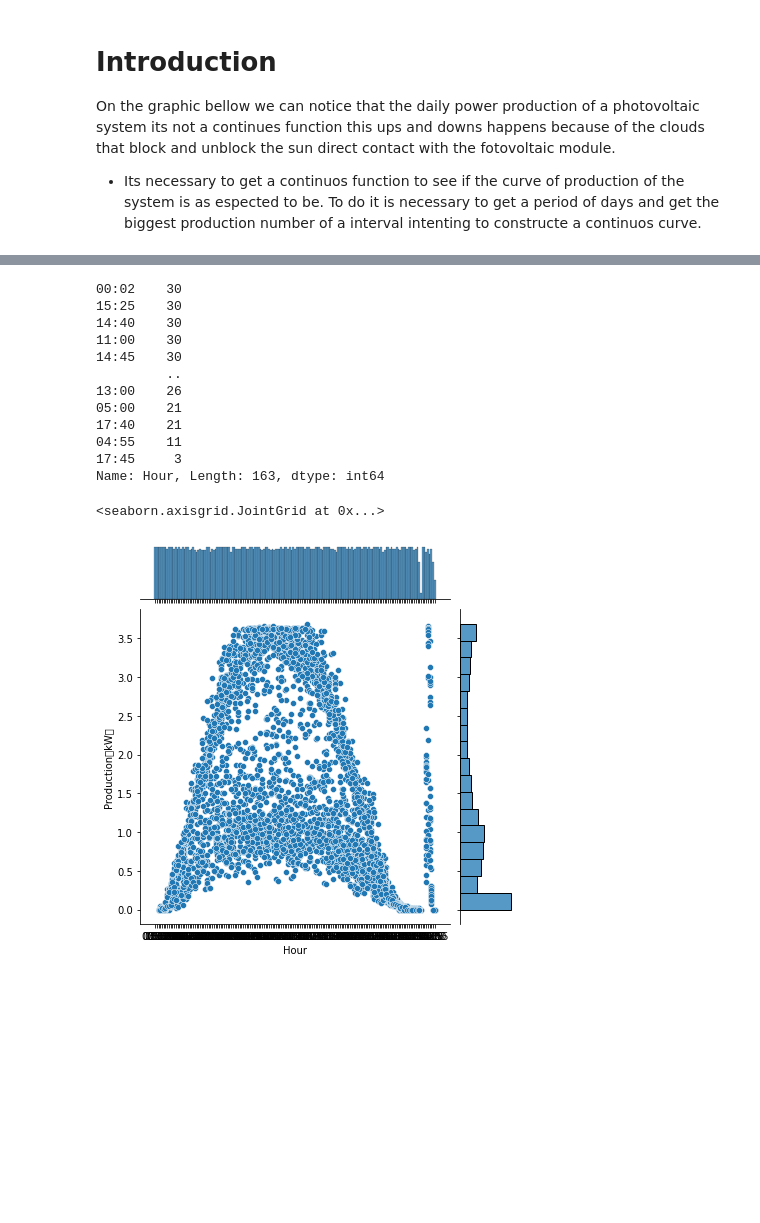
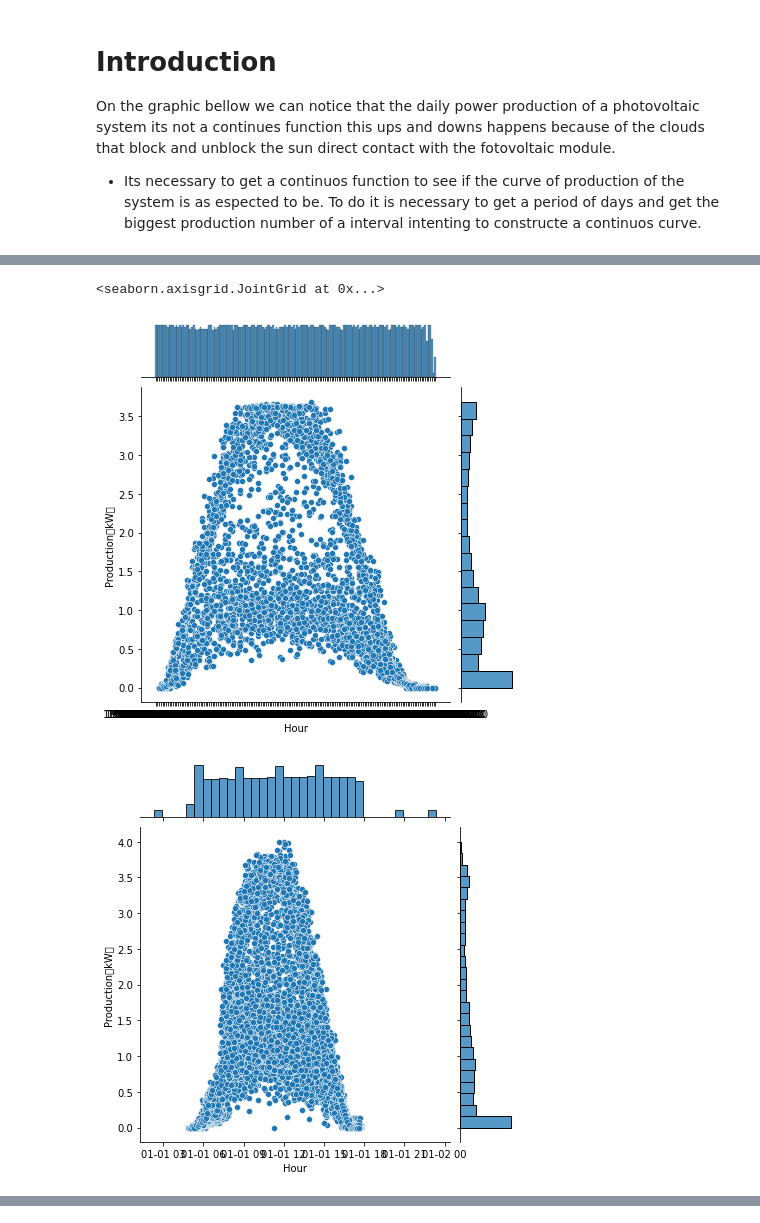
Before and after one commit to oakthyago/Electrical-Demand-Brazil, a Jupyter notebook: analysing-data.ipynb, the cells around one changed output, grey strips where cells are left out. Saved outputs shown, nothing was run; the diff lists cells and outputs as text; code cells hidden in the pictures; blank space fills up the shorter version.

Commit message:
Kaggle Notebook | Analysing data | Version 4

```diff
--- a/analysing-data.ipynb
+++ b/analysing-data.ipynb
@@ -13,3 +11,9 @@ df = pd.read_csv("../input/solarenergynortheastbrazil/Sevem e Marcelo.csv")
+# %%
+df = pd.read_csv("../input/solarenergynortheastbrazil/Sevem e Marcelo.csv")
+df2 = pd.read_csv("../input/solarenergynortheastbrazil/Paulino.csv")
+df3 = pd.read_csv("../input/solarenergynortheastbrazil/Lindalva.csv")
+df4 = pd.read_csv("../input/solarenergynortheastbrazil/Tubarao.csv")
+df5 = pd.read_csv("../input/solarenergynortheastbrazil/Vinicius.csv")
 # %% [markdown]
 # Introduction
 
@@ -23,0 +28,7 @@ df[df["Date"] == "2022/09/09"]["Production（kW）"].plot()
+# %%
+#pd.set_option('display.max_rows', df.shape[0]+1)
+
+df2['Date'] = df2['Time'].apply(lambda x: x.split(' ')[0])
+df2['Hour'] = df2['Time'].apply(lambda x: x.split(' ')[1])
+df2['Hour'] = pd.to_datetime(df2['Hour'], format='%H:%M')
+df2['Date'] = pd.to_datetime(df2['Date'], format='%Y/%m/%d')
@@ -23,0 +51,3 @@ df[df["Date"] == "2022/09/09"]["Production（kW）"].plot()
+# %%
+
+df2["Date"]=pd.to_datetime(df2["Time"]).dt.date
@@ -23,0 +74,10 @@ df[df["Date"] == "2022/09/09"]["Production（kW）"].plot()
+# %%
+sns.jointplot(x='Hour', y="Production（kW）",data=df)
+sns.jointplot(x='Hour', y="Production（kW）",data=df2)
+sns.jointplot(x='Hour', y="Production（kW）",data=df3)
+sns.jointplot(x='Hour', y="Production（kW）",data=df4)
+sns.jointplot(x='Hour', y="Production（kW）",data=df5)
+# %% [output]
+<seaborn.axisgrid.JointGrid at 0x...>
+[figure, added]
+[figure, added]
@@ -24,21 +87,4 @@ df[df["Date"] == "2022/09/09"]["Production（kW）"].plot()
 # %%
-#pd.set_option('display.max_rows', df.shape[0]+1)
-df["Hour"].value_counts()
+#pd.set_option('display.max_rows', df2.shape[0]+1)
+#sns.jointplot(x='Hour', y="Production（kW）",data=df3)
+#df2["Hour"].value_counts()
-# %% [output]
-00:02    30
-15:25    30
-14:40    30
-11:00    30
-14:45    30
-         ..
-13:00    26
-05:00    21
-17:40    21
-04:55    11
-17:45     3
-Name: Hour, Length: 163, dtype: int64
-# %%
-sns.jointplot(x='Hour', y="Production（kW）",data=df)
-# %% [output]
-<seaborn.axisgrid.JointGrid at 0x...>
-[figure, removed]
```
Also changed, not shown: parts of 8 cells of this notebook.
